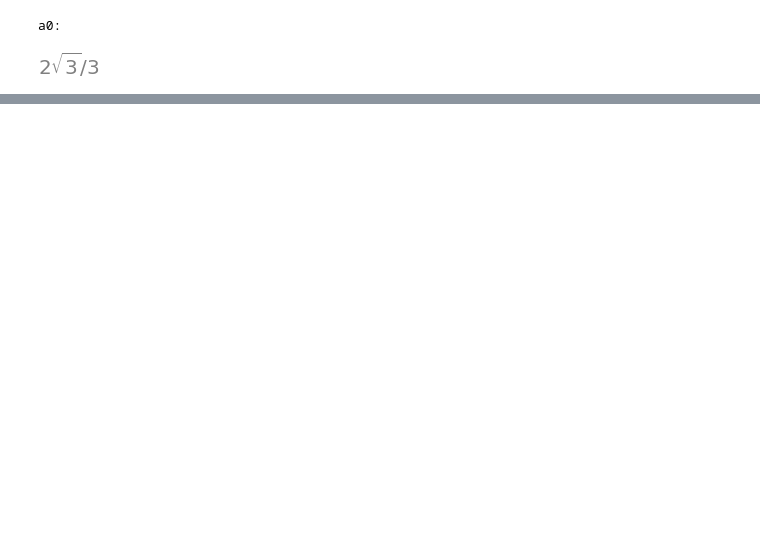
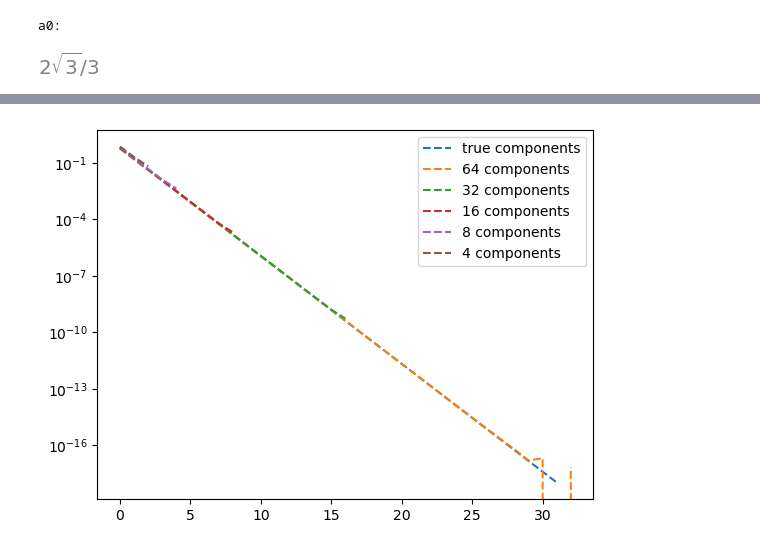
Before and after one commit to deding2000/02689_Assignments, a Jupyter notebook: Assignment1_p1.ipynb, the cells around one changed output, grey strips where cells are left out. Drawn from its saved outputs; the diff is of its cells as text; code cells hidden in the pictures; blank space fills up the shorter version.

```diff
--- a/Assignment1_p1.ipynb
+++ b/Assignment1_p1.ipynb
@@ -54 +58,41 @@ plt.show()
 [figure]
+# %%
+import numpy as np
+import matplotlib.pyplot as plt
+
+# Define the function to approximate
+def u(x):
+    #return abs(x-1) + abs(x) # sanity check
+    return 1/(2-np.cos(x*np.pi))
+
+def cn(n):
+    return 1/(np.sqrt(3)*(2+np.sqrt(3))**abs(n))
+
+# Number of sample points
+Ns = [4,8,16,32,64]
+Ns = [4,8]
+Ns = [64,32,16,8,4]
+
+true_cn = cn(np.arange(0,32))
+# Plot the original and reconstructed functions
+plt.semilogy(true_cn.real, label=f'true components', linestyle='--')
+
+ # Number of coefficients to keep
+for N in Ns:
+
+
+    # Sample spacing
+    x = np.linspace(0.0, 2, N+1, endpoint=False)
+    y = u(x)
+    # Compute the Fourier coefficients
+
+    yf = np.fft.fft(y)
+    yf = np.fft.fftshift(yf)/N
+
+    # plot coeffiecents
+    plt.semilogy(yf.real[(N//2):(N+1)], label=f'{N} components', linestyle='--')
+
+plt.legend()
+plt.show()
+# %% [output]
+[figure, added]
```
Also changed, not shown: parts of 3 cells of this notebook.
